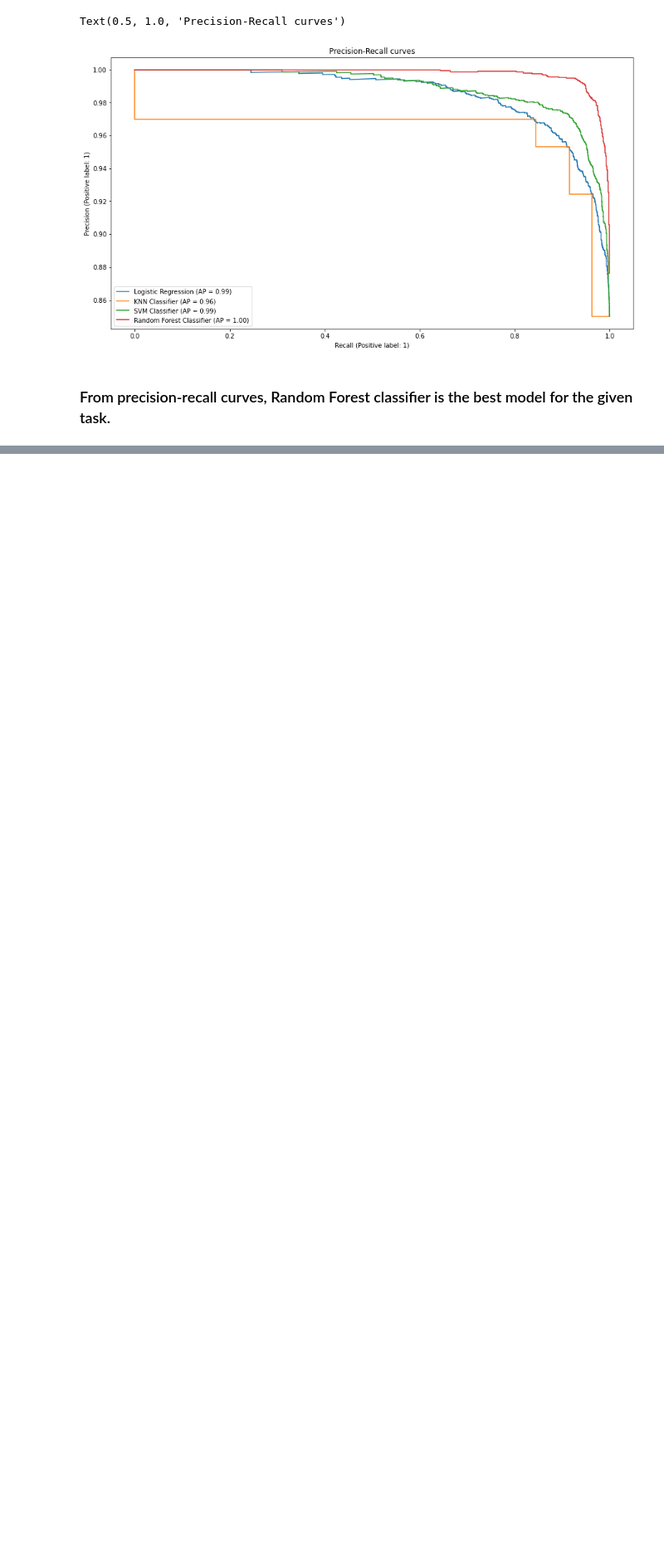
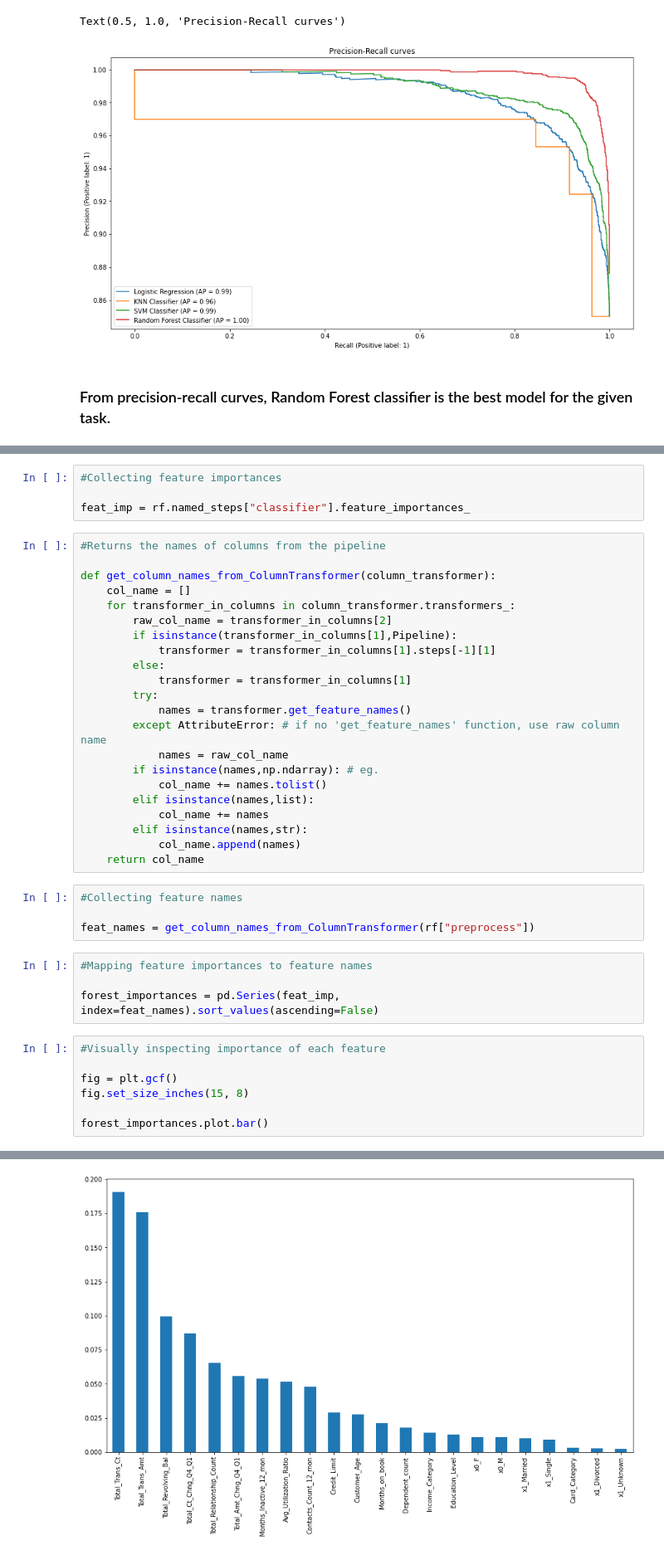
Before and after one commit to mohit-challa/GiveMeSomeCredit, a Jupyter notebook: notebooks/GiveMeSomeCredit_Pipelines.ipynb, the cells around one changed output, grey strips where cells are left out. Shown at 83% size. Saved outputs shown, nothing was run; the diff lists cells and outputs as text; blank space fills up the shorter version.

Commit message:
Added recommendation function and feature importance

```diff
--- a/notebooks/GiveMeSomeCredit_Pipelines.ipynb
+++ b/notebooks/GiveMeSomeCredit_Pipelines.ipynb
@@ -394,0 +386,42 @@ new_threshold
+# %%
+#Collecting feature importances
+
+feat_imp = rf.named_steps["classifier"].feature_importances_
+# %%
+#Returns the names of columns from the pipeline
+
+def get_column_names_from_ColumnTransformer(column_transformer):
+    col_name = []
+    for transformer_in_columns in column_transformer.transformers_:
+        raw_col_name = transformer_in_columns[2]
+        if isinstance(transformer_in_columns[1],Pipeline):
+            transformer = transformer_in_columns[1].steps[-1][1]
+        else:
+            transformer = transformer_in_columns[1]
+        try:
+            names = transformer.get_feature_names()
+        except AttributeError: # if no 'get_feature_names' function, use raw column name
+            names = raw_col_name
+        if isinstance(names,np.ndarray): # eg.
+            col_name += names.tolist()
+        elif isinstance(names,list):
+            col_name += names
+        elif isinstance(names,str):
+            col_name.append(names)
+    return col_name
+# %%
+#Collecting feature names
+
+feat_names = get_column_names_from_ColumnTransformer(rf["preprocess"])
+# %%
+#Mapping feature importances to feature names
+
+forest_importances = pd.Series(feat_imp, index=feat_names).sort_values(ascending=False)
+# %%
+#Visually inspecting importance of each feature
+
+fig = plt.gcf()
+fig.set_size_inches(15, 8)
+
+forest_importances.plot.bar()
+# %% [output]
@@ -394,0 +429 @@ new_threshold
+[figure, added]
```
Also changed, not shown: parts of 12 cells of this notebook.
